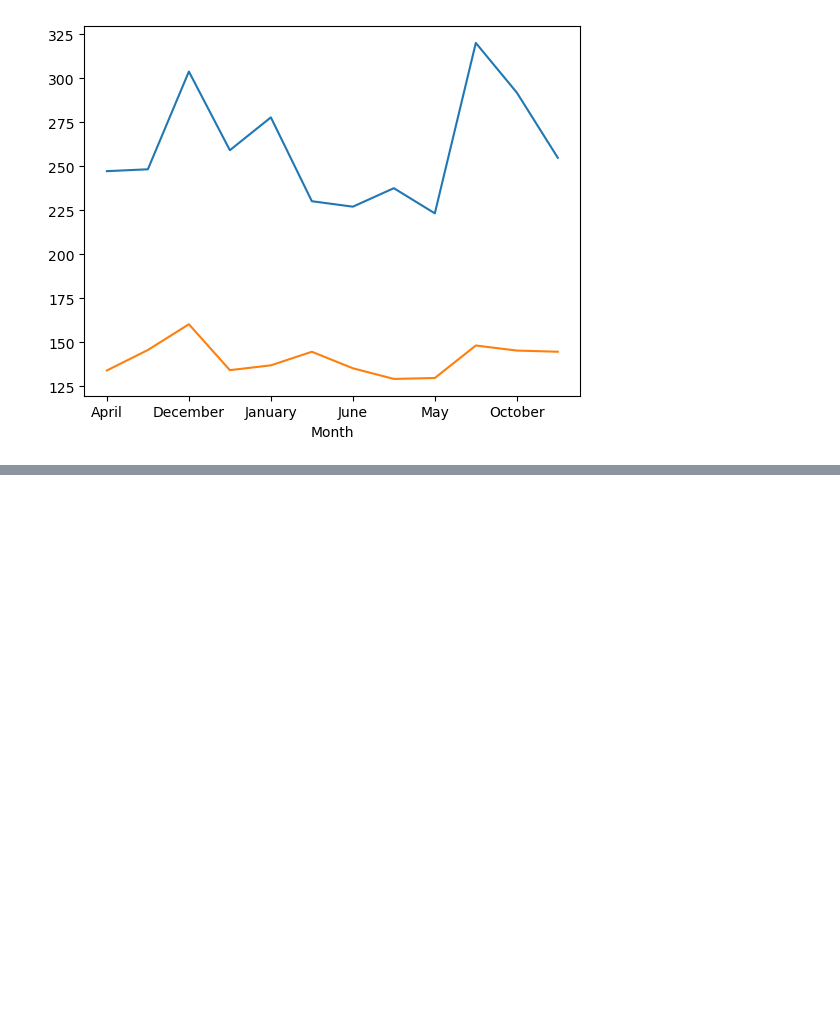
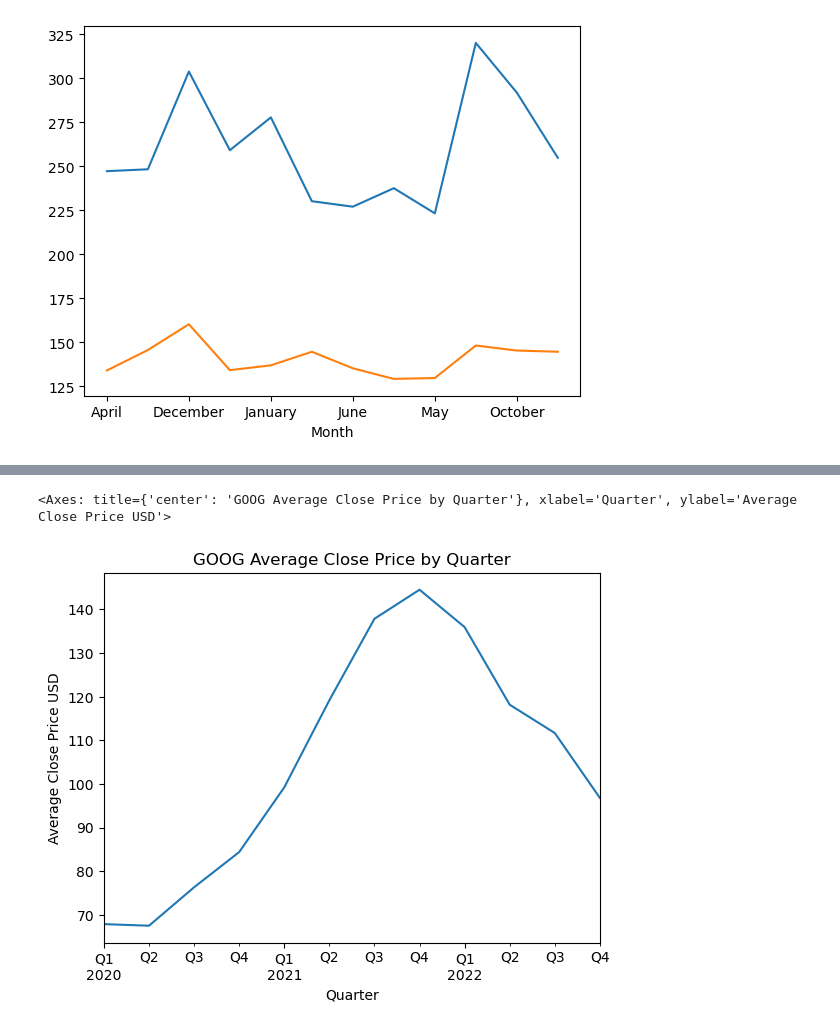
Before and after one commit to salvarenga25/StockMarket_Project, a Jupyter notebook: Stock_Analysis(Closing_Prices).ipynb, the cells around one changed output, grey strips where cells are left out. Cells and saved outputs as stored; diff of their text form; code cells hidden in the pictures; blank space fills up the shorter version.

```diff
--- a/Stock_Analysis(Closing_Prices).ipynb
+++ b/Stock_Analysis(Closing_Prices).ipynb
@@ -347,0 +629,3 @@ plt.show()
+# %%
+data2_avg_by_q_df=stock_combined_df.copy()
+data2_avg_by_q_df
@@ -347,0 +646,5 @@ plt.show()
+# %%
+data2_avg_by_q_df['Date'] = pd.to_datetime(data2_avg_by_q_df['Date'])
+
+data2_avg_by_q_df['Quarter']=data2_avg_by_q_df['Date'].dt.to_period('Q')
+data2_avg_by_q_df
@@ -347,0 +665,10 @@ plt.show()
+# %%
+Google_Corl_df=data2_avg_by_q_df.loc[data2_avg_by_q_df["Ticker"]=="GOOG"]
+Google_Corl_df= Google_Corl_df.loc[(Google_Corl_df["Date"] > "2019-12-31")]
+Google_Corl_df1 = Google_Corl_df.groupby("Quarter")["Close"].mean().plot()
+plt.ylabel("Average Close Price USD")
+plt.title("GOOG Average Close Price by Quarter")
+Google_Corl_df1
+# %% [output]
+<Axes: title={'center': 'GOOG Average Close Price by Quarter'}, xlabel='Quarter', ylabel='Average Close Price USD'>
+[figure, added]
```
Also changed, not shown: parts of 24 cells of this notebook, 1 other file.
